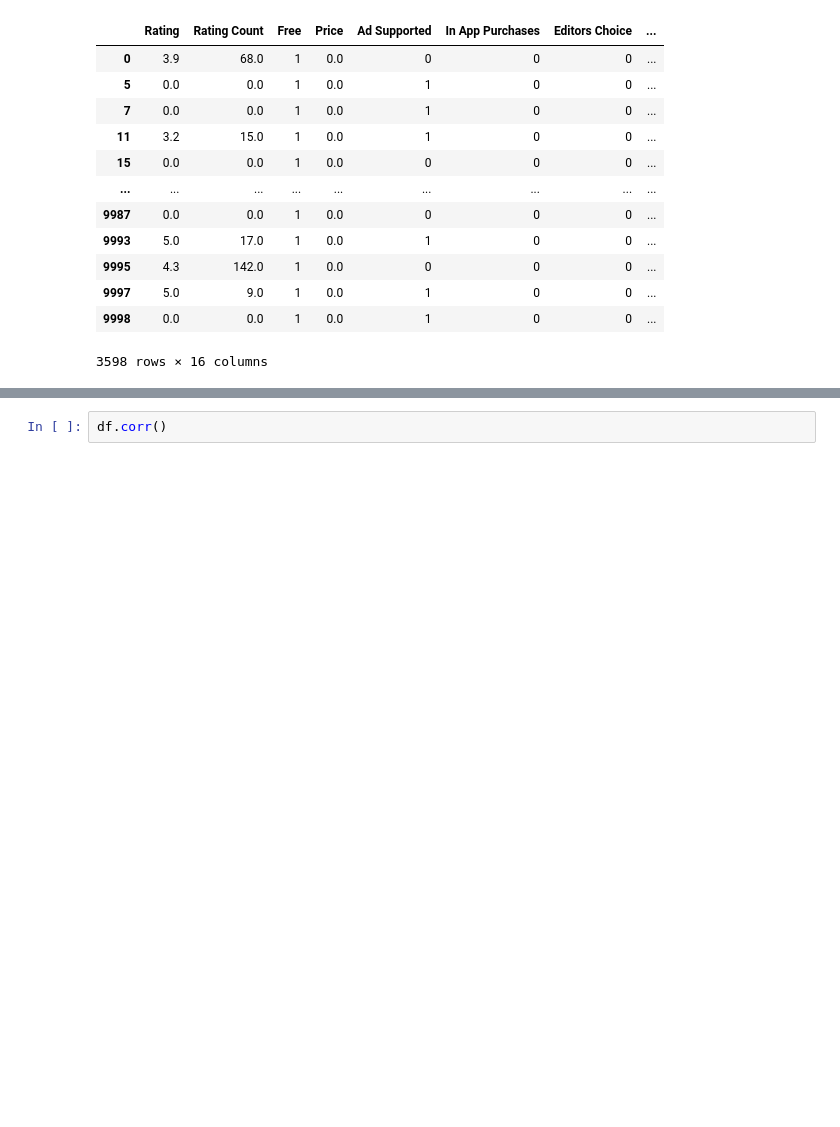
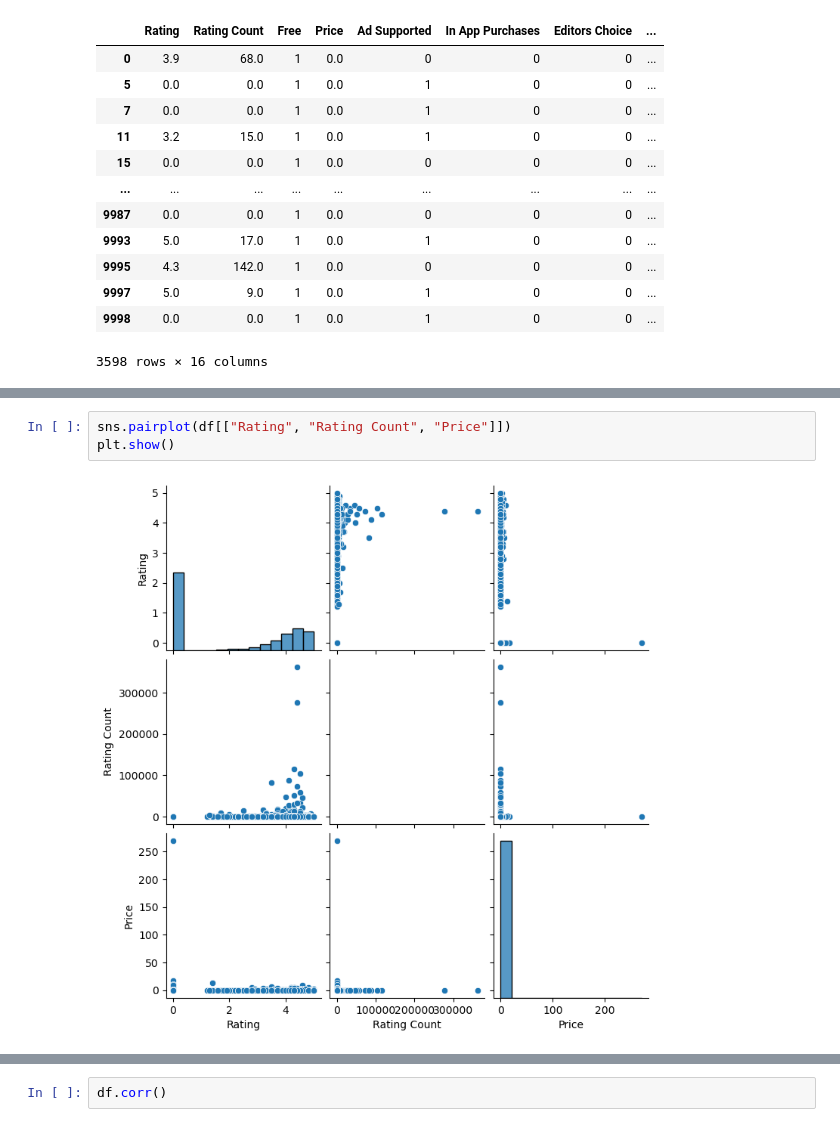
Before and after one commit to LouLan99/User-Rating-Prediction-Model, a Jupyter notebook: notebooks/01-data-loading-cleaning.ipynb, the cells around one changed output, grey strips where cells are left out. Drawn from its saved outputs; the diff is of its cells as text; blank space fills up the shorter version.

```diff
--- a/notebooks/01-data-loading-cleaning.ipynb
+++ b/notebooks/01-data-loading-cleaning.ipynb
@@ -447,0 +491,5 @@ df
+# %%
+sns.pairplot(df[["Rating", "Rating Count", "Price"]])
+plt.show()
+# %% [output]
+[figure, added]
```
Also changed, not shown: parts of 19 cells of this notebook, 2 other files.
